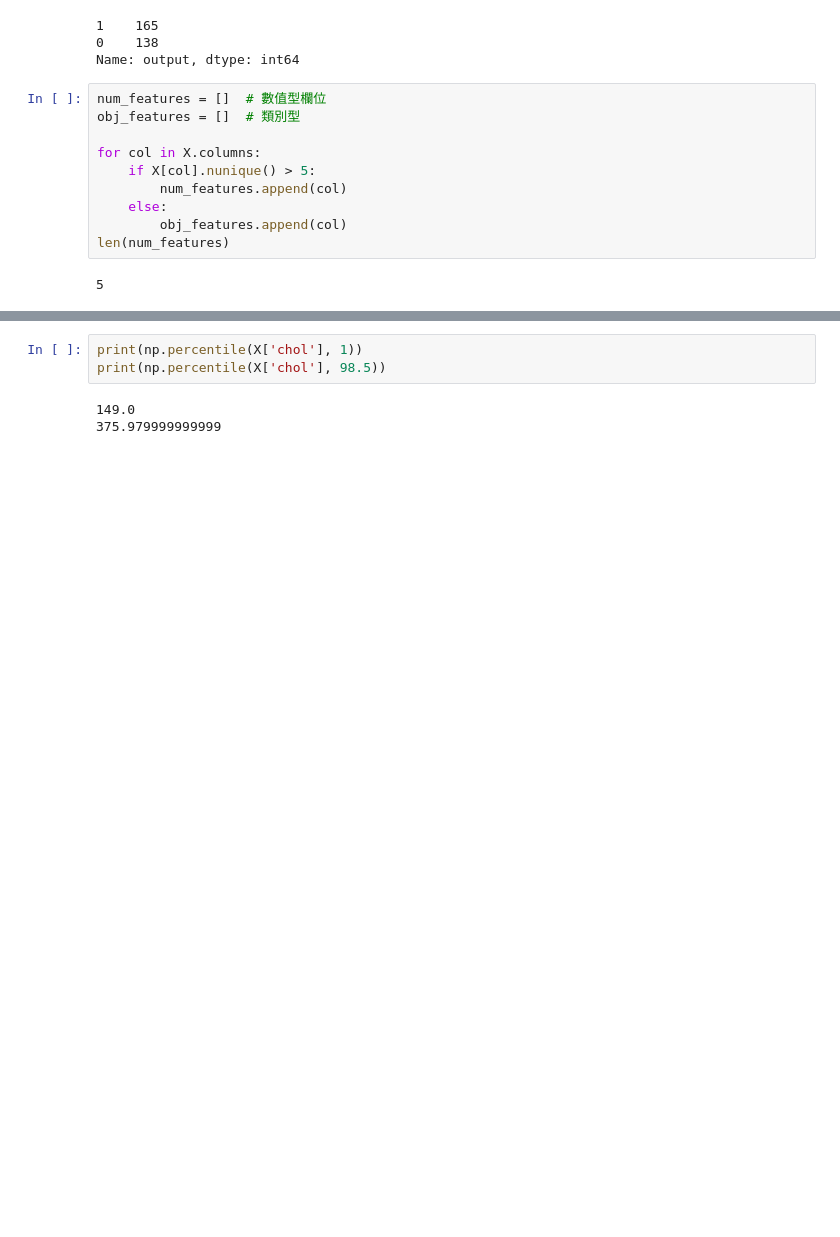
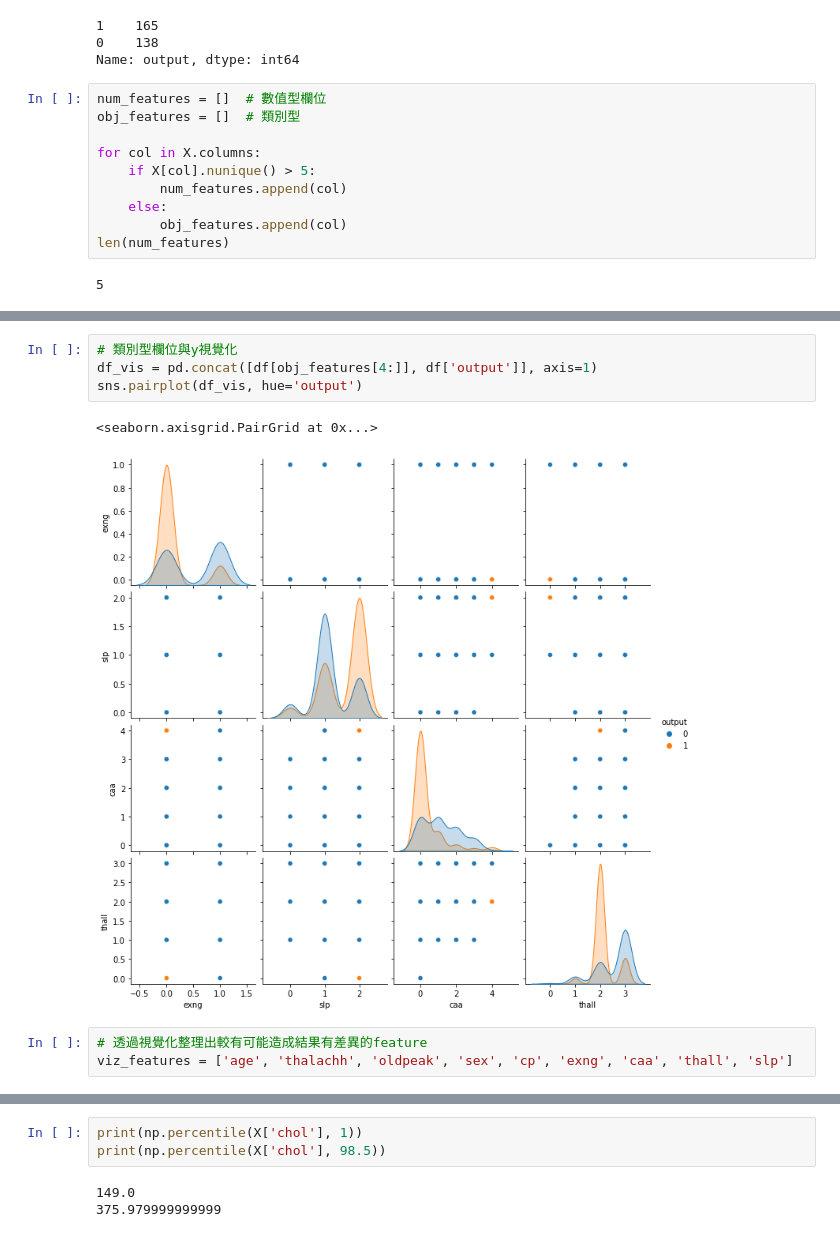
Before and after one commit to tfc1524/Heart, a Jupyter notebook: Heart Attack Project.ipynb, the cells around one changed output, grey strips where cells are left out. Cells and saved outputs as stored; diff of their text form; blank space fills up the shorter version.

```diff
--- a/Heart Attack Project.ipynb
+++ b/Heart Attack Project.ipynb
@@ -87 +104,11 @@ len(num_features)
+# %%
+# 類別型欄位與y視覺化
+df_vis = pd.concat([df[obj_features[4:]], df['output']], axis=1)
+sns.pairplot(df_vis, hue='output')
+# %% [output]
+<seaborn.axisgrid.PairGrid at 0x...>
+[figure, added]
+# %%
+# 透過視覺化整理出較有可能造成結果有差異的feature
+viz_features = ['age', 'thalachh', 'oldpeak', 'sex', 'cp', 'exng', 'caa', 'thall', 'slp']
 # %%
```
Also changed, not shown: parts of 15 cells of this notebook.
